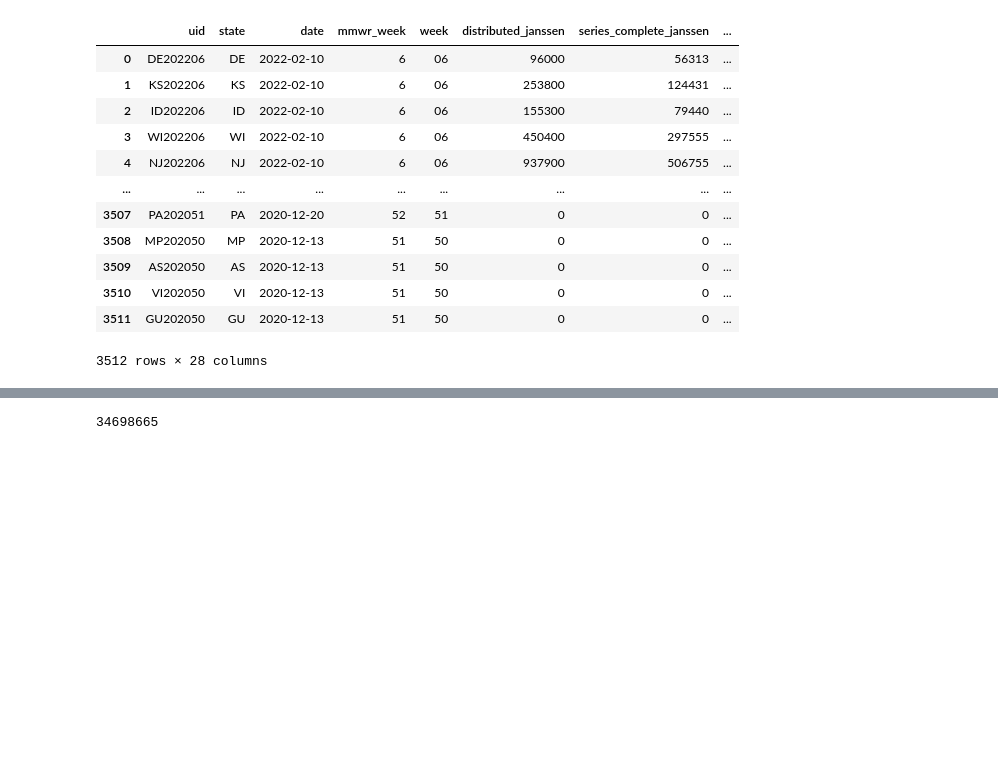
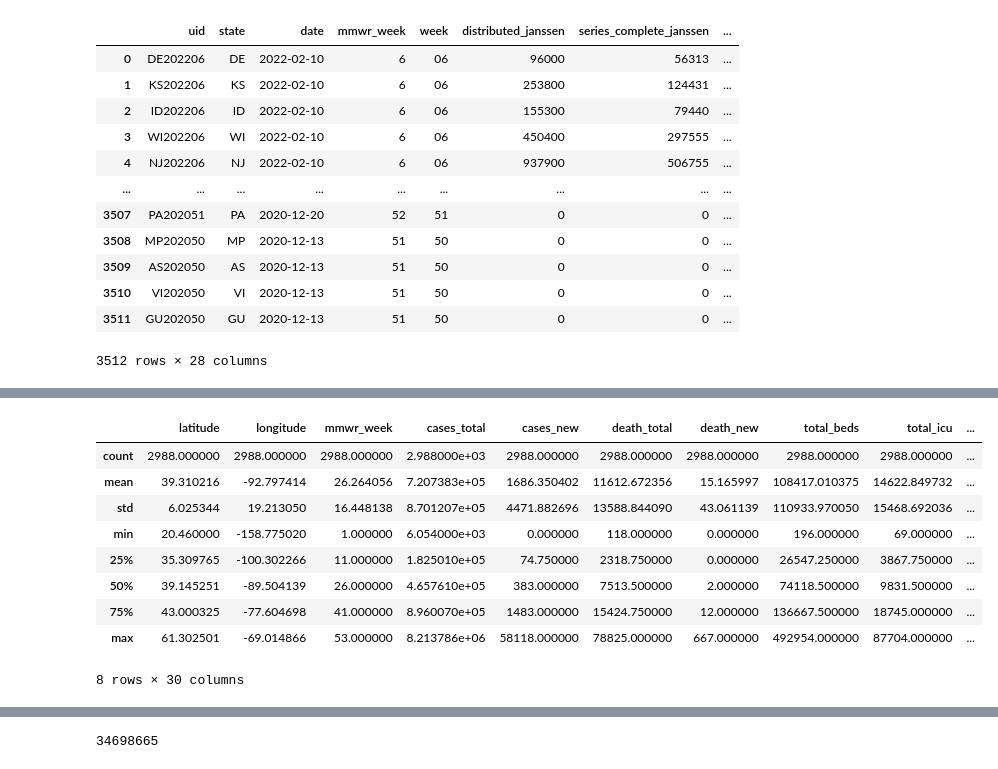
Before and after one commit to vaddhiparthy/COVID-Data-Analysis, a Jupyter notebook: COVID Data Analysis.ipynb, the cells around one changed output, grey strips where cells are left out. Saved outputs shown, nothing was run; the diff lists cells and outputs as text; code cells hidden in the pictures; blank space fills up the shorter version.

```diff
--- a/COVID Data Analysis.ipynb
+++ b/COVID Data Analysis.ipynb
@@ -840,7 +830,7 @@ df_hvc
 #Changing column names to lower case, selecting desired columns and renaming Location attribute to state for uniformity across all data frames.
 df_hvc.columns= df_hvc.columns.str.strip().str.lower()
 df_hvc=df_hvc[['city','latitude','longitude','uid','state', 'date', 'mmwr_week', 'week','cases_total',
-       'cases_new', 'death_total', 'death_new', 'occupied_icu', 'total_icu',
+       'cases_new', 'death_total', 'death_new', 'total_beds','total_icu','used_inpatient','used_icu',
         'distributed_janssen', 'series_complete_janssen', 'distributed_moderna',
        'series_complete_moderna', 'distributed_pfizer',
        'series_complete_pfizer', 'distributed', 'dist_per_100k',
@@ -889,3 +885,16 @@ df_hvc.shape
+# %%
+df_hvc.describe()
+# %% [output]
+|  | latitude | longitude | mmwr_week | cases_total | cases_new | death_total | death_new | total_beds | total_icu | ... |
+| count | 2988.000000 | 2988.000000 | 2988.000000 | 2.988000e+03 | 2988.000000 | 2988.000000 | 2988.000000 | 2988.000000 | 2988.000000 | ... |
+| mean | 39.310216 | -92.797414 | 26.264056 | 7.207383e+05 | 1686.350402 | 11612.672356 | 15.165997 | 108417.010375 | 14622.849732 | ... |
+| std | 6.025344 | 19.213050 | 16.448138 | 8.701207e+05 | 4471.882696 | 13588.844090 | 43.061139 | 110933.970050 | 15468.692036 | ... |
+| min | 20.460000 | -158.775020 | 1.000000 | 6.054000e+03 | 0.000000 | 118.000000 | 0.000000 | 196.000000 | 69.000000 | ... |
+| 25% | 35.309765 | -100.302266 | 11.000000 | 1.825010e+05 | 74.750000 | 2318.750000 | 0.000000 | 26547.250000 | 3867.750000 | ... |
+| 50% | 39.145251 | -89.504139 | 26.000000 | 4.657610e+05 | 383.000000 | 7513.500000 | 2.000000 | 74118.500000 | 9831.500000 | ... |
+| 75% | 43.000325 | -77.604698 | 41.000000 | 8.960070e+05 | 1483.000000 | 15424.750000 | 12.000000 | 136667.500000 | 18745.000000 | ... |
+| max | 61.302501 | -69.014866 | 53.000000 | 8.213786e+06 | 58118.000000 | 78825.000000 | 667.000000 | 492954.000000 | 87704.000000 | ... |
+8 rows × 30 columns
 # %%
 df_hvc.isnull().sum()
 # %% [output]
```
Also changed, not shown: parts of 38 cells of this notebook.
